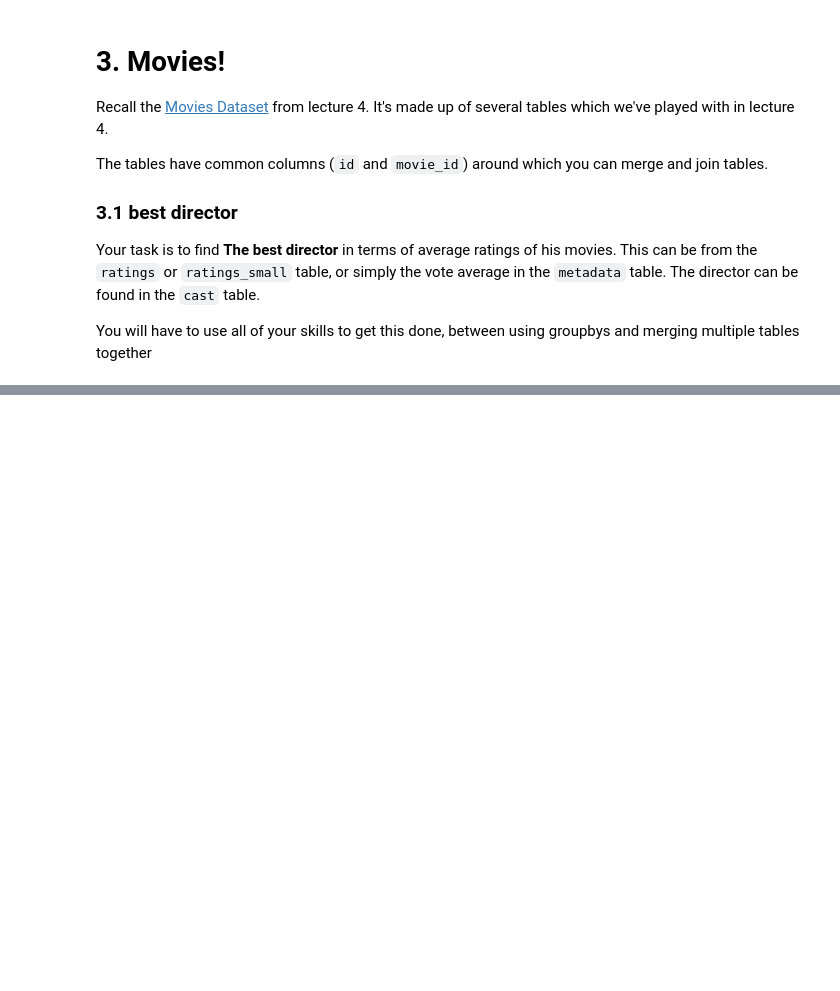
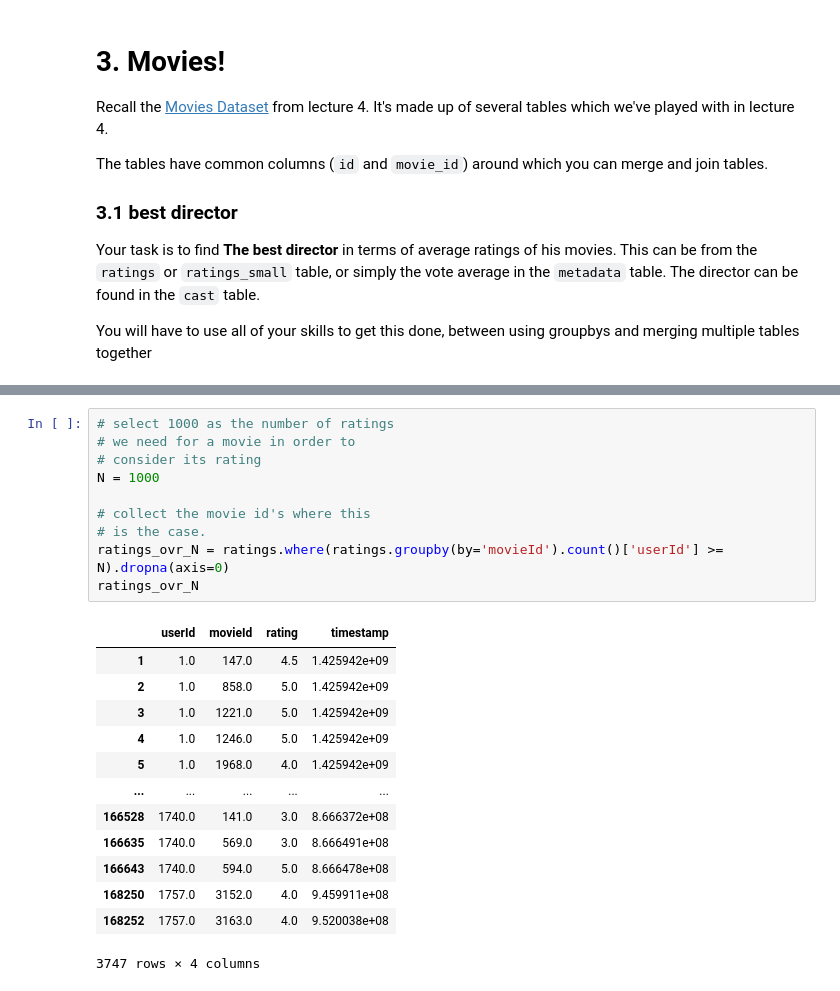
Before and after one commit to cb-ds-1/m2-3-exploration, a Jupyter notebook: workshop.ipynb, the cells around one changed output, grey strips where cells are left out. Drawn from its saved outputs; the diff is of its cells as text; blank space fills up the shorter version.

```diff
--- a/workshop.ipynb
+++ b/workshop.ipynb
@@ -183,0 +274,24 @@ You will have to use all of your skills to get this done, between using groupbys
+# %%
+# select 1000 as the number of ratings
+# we need for a movie in order to
+# consider its rating
+N = 1000
+
+# collect the movie id's where this
+# is the case.
+ratings_ovr_N = ratings.where(ratings.groupby(by='movieId').count()['userId'] >= N).dropna(axis=0)
+ratings_ovr_N
+# %% [output]
+|  | userId | movieId | rating | timestamp |
+| 1 | 1.0 | 147.0 | 4.5 | 1.425942e+09 |
+| 2 | 1.0 | 858.0 | 5.0 | 1.425942e+09 |
+| 3 | 1.0 | 1221.0 | 5.0 | 1.425942e+09 |
+| 4 | 1.0 | 1246.0 | 5.0 | 1.425942e+09 |
+| 5 | 1.0 | 1968.0 | 4.0 | 1.425942e+09 |
+| ... | ... | ... | ... | ... |
+| 166528 | 1740.0 | 141.0 | 3.0 | 8.666372e+08 |
+| 166635 | 1740.0 | 569.0 | 3.0 | 8.666491e+08 |
+| 166643 | 1740.0 | 594.0 | 5.0 | 8.666478e+08 |
+| 168250 | 1757.0 | 3152.0 | 4.0 | 9.459911e+08 |
+| 168252 | 1757.0 | 3163.0 | 4.0 | 9.520038e+08 |
+3747 rows × 4 columns
```
Also changed, not shown: parts of 13 cells of this notebook.
